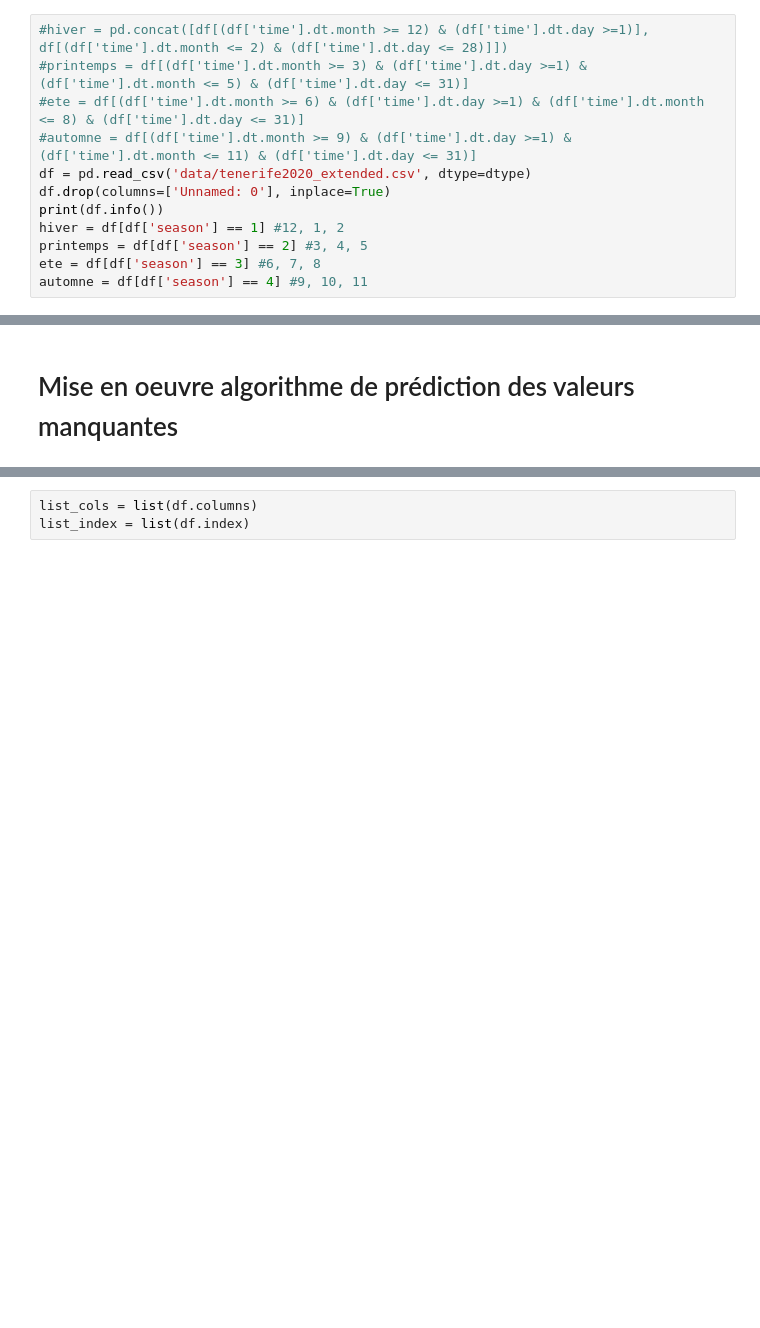
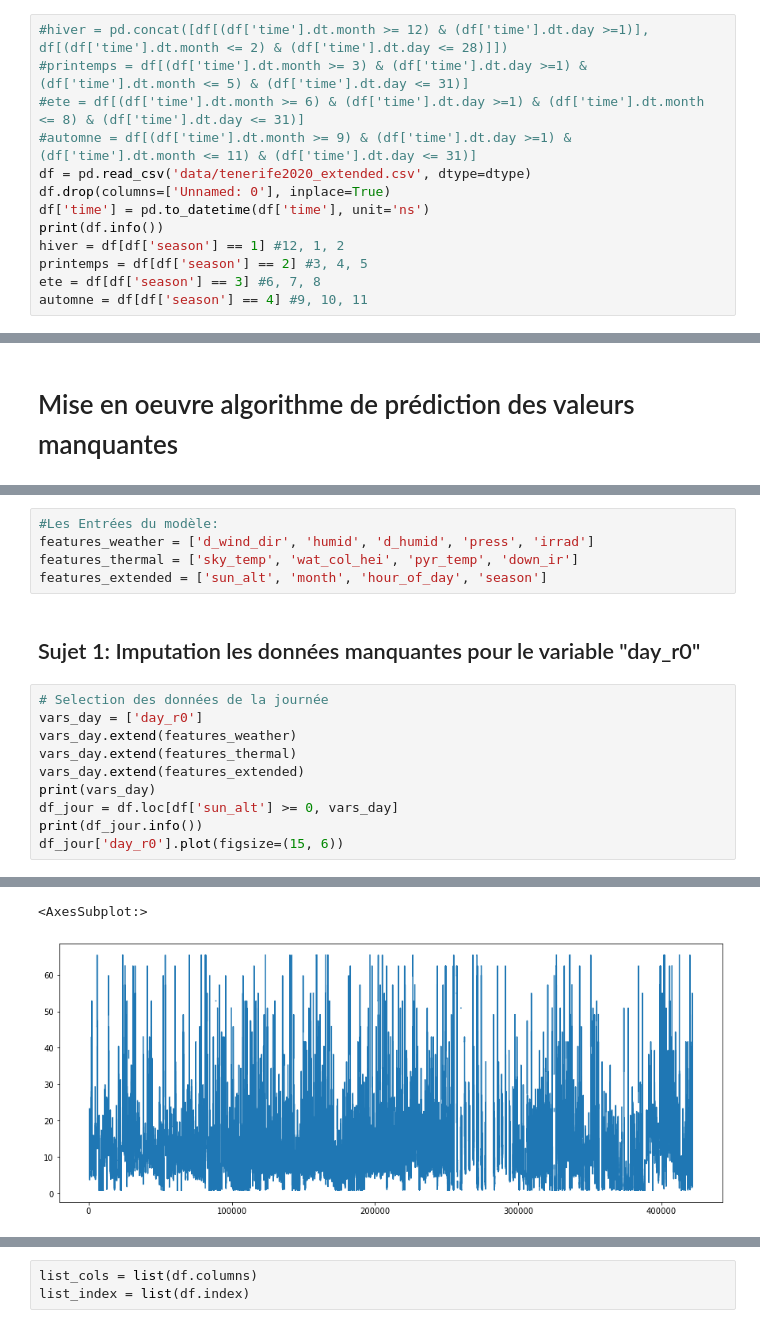
Before and after one commit to datacraft-paris/2310-Yewan-MissingValues, a Jupyter notebook: atelier_missing_values.ipynb, the cells around one changed output, grey strips where cells are left out. Cells and saved outputs as stored; diff of their text form; blank space fills up the shorter version.

```diff
--- a/atelier_missing_values.ipynb
+++ b/atelier_missing_values.ipynb
@@ -175,6 +157,7 @@ __Decomposition par saison__
 #automne = df[(df['time'].dt.month >= 9) & (df['time'].dt.day >=1) & (df['time'].dt.month <= 11) & (df['time'].dt.day <= 31)]
 df = pd.read_csv('data/tenerife2020_extended.csv', dtype=dtype)
 df.drop(columns=['Unnamed: 0'], inplace=True)
+df['time'] = pd.to_datetime(df['time'], unit='ns')
 print(df.info())
 hiver = df[df['season'] == 1] #12, 1, 2
 printemps = df[df['season'] == 2] #3, 4, 5
@@ -440,0 +488,18 @@ plt.show()
+# %%
+#Les Entrées du modèle:
+features_weather = ['d_wind_dir', 'humid', 'd_humid', 'press', 'irrad']
+features_thermal = ['sky_temp', 'wat_col_hei', 'pyr_temp', 'down_ir']
+features_extended = ['sun_alt', 'month', 'hour_of_day', 'season']
+# %% [markdown]
+## Sujet 1: Imputation les données manquantes pour le variable "day_r0"
+# %%
+# Selection des données de la journée
+vars_day = ['day_r0']
+vars_day.extend(features_weather)
+vars_day.extend(features_thermal)
+vars_day.extend(features_extended)
+print(vars_day)
+df_jour = df.loc[df['sun_alt'] >= 0, vars_day]
+print(df_jour.info())
+df_jour['day_r0'].plot(figsize=(15, 6))
+# %% [output]
@@ -440,0 +523,2 @@ plt.show()
+<AxesSubplot:>
+[figure, added]
```
Also changed, not shown: parts of 32 cells of this notebook.
